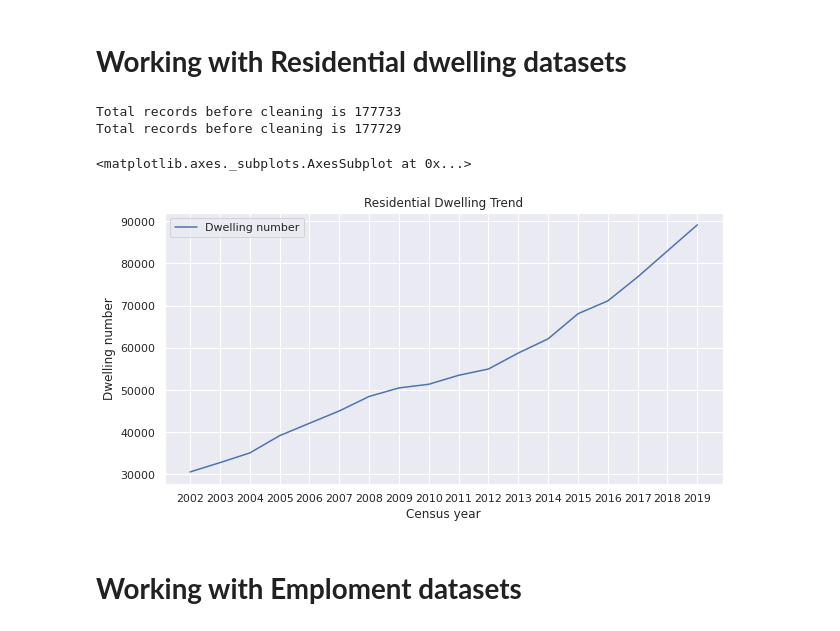
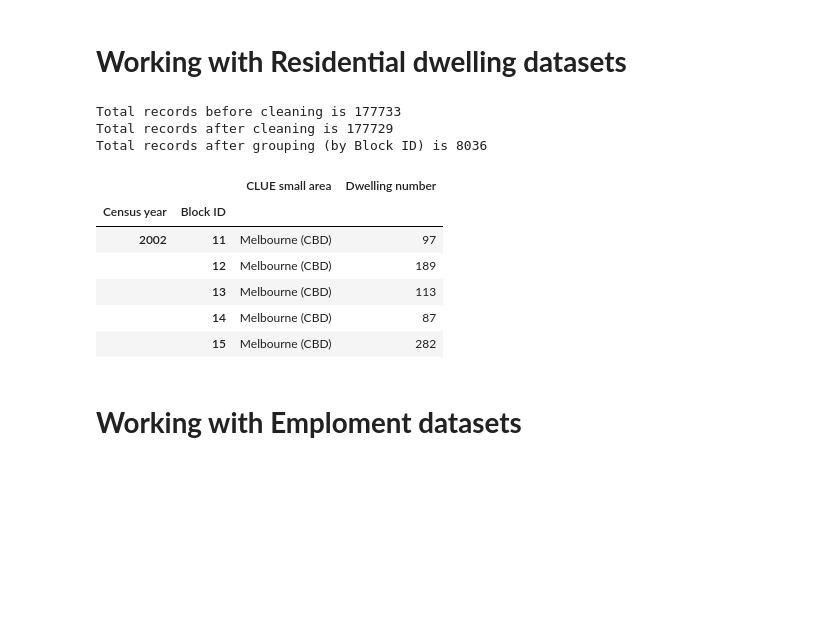
Before and after one commit to Tithra/SIT782, a Jupyter notebook: CLUE_analysis_interact.ipynb, the cells around one changed output. Saved outputs shown, nothing was run; the diff lists cells and outputs as text; code cells hidden in the pictures; blank space fills up the shorter version.

```diff
--- a/CLUE_analysis_interact.ipynb
+++ b/CLUE_analysis_interact.ipynb
@@ -22,40 +22,34 @@ By looking at the population trend of residential dwellings and employments at d
 # %%
 #CLUE datasets
 #======================================================
 import pandas as pd
-import seaborn as sns
-sns.set_theme(color_codes=True)
-
 #Residential dwellings data
 resident = pd.read_csv('/content/drive/MyDrive/Notebooks/SIT782/CLUE/Residential_dwellings.csv')
-
 #Total records before cleaning
 print('Total records before cleaning is',len(resident))
-
 #Data cleaning (remove duplicated values)
 resident.drop_duplicates(inplace = True)
-
 #Total records after cleaning
-print('Total records before cleaning is',len(resident))
-
+print('Total records after cleaning is',len(resident))
 #Select only necessary columns
 selected_columns =['Census year','Block ID','CLUE small area','Dwelling number']
 resident = resident[selected_columns]
-
 #Sum the Dwelling number based on Block ID and Year
 resident_by_block = resident.groupby(['Census year','Block ID']).agg({'CLUE small area':'max','Dwelling number':'sum'})
-
-#plot the residential dwellings
-xTicks = range(2002,2020,1)
-resident_by_block.groupby(['Census year']).sum()[:-1].plot.line(xticks = xTicks,
-                                                                figsize=(10,5),
-                                                                title='Residential Dwelling Trend',
-                                                                ylabel = 'Dwelling number')
+print('Total records after grouping (by Block ID) is',len(resident_by_block))
+#Detail of the residential dwellings by block
+resident_by_block.head()
 # %% [output]
 Total records before cleaning is 177733
-Total records before cleaning is 177729
+Total records after cleaning is 177729
+Total records after grouping (by Block ID) is 8036
-<matplotlib.axes._subplots.AxesSubplot at 0x...>
-[figure, removed]
+|  |  | CLUE small area | Dwelling number |
+| Census year | Block ID |  |  |
+| 2002 | 11 | Melbourne (CBD) | 97 |
+|  | 12 | Melbourne (CBD) | 189 |
+|  | 13 | Melbourne (CBD) | 113 |
+|  | 14 | Melbourne (CBD) | 87 |
+|  | 15 | Melbourne (CBD) | 282 |
 # %% [markdown]
 # **Working with Emploment datasets**
 # %%
```
Also changed, not shown: parts of 6 cells of this notebook.
